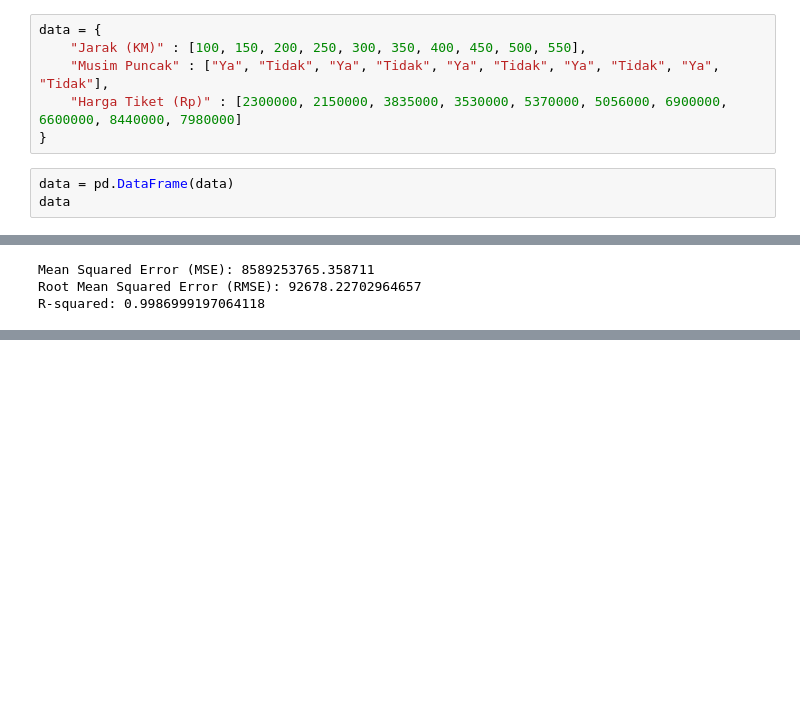
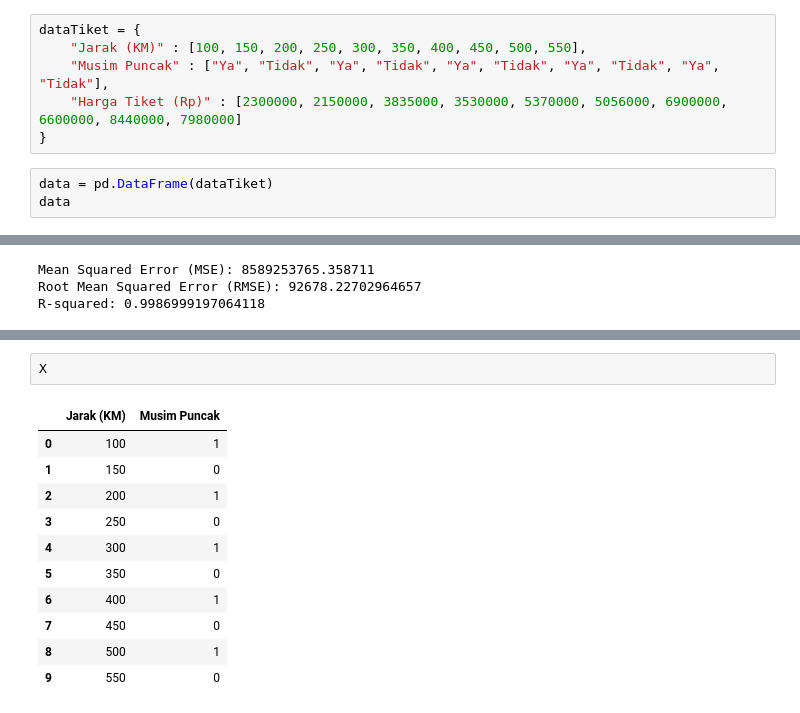
Before and after one commit to fauzul91/PKB-Praktikum, a Jupyter notebook: Pengantar Kecerdasan Buatan/tugasPKB3.ipynb, the cells around one changed output, grey strips where cells are left out. Saved outputs shown, nothing was run; the diff lists cells and outputs as text; blank space fills up the shorter version.

```diff
--- a/Pengantar Kecerdasan Buatan/tugasPKB3.ipynb
+++ b/Pengantar Kecerdasan Buatan/tugasPKB3.ipynb
@@ -10,13 +11,13 @@ from sklearn.metrics import mean_absolute_error, r2_score, mean_absolute_percent
 # %% [markdown]
 # Data Preprocessing
 # %%
-data = {
+dataTiket = {
     "Jarak (KM)" : [100, 150, 200, 250, 300, 350, 400, 450, 500, 550],
     "Musim Puncak" : ["Ya", "Tidak", "Ya", "Tidak", "Ya", "Tidak", "Ya", "Tidak", "Ya", "Tidak"],
     "Harga Tiket (Rp)" : [2300000, 2150000, 3835000, 3530000, 5370000, 5056000, 6900000, 6600000, 8440000, 7980000]
 }
 # %%
-data = pd.DataFrame(data)
+data = pd.DataFrame(dataTiket)
 data
 # %% [output]
 |  | Jarak (KM) | Musim Puncak | Harga Tiket (Rp) |
@@ -105,0 +140,14 @@ Accuracy score: 0.9986999197064118
+# %%
+X
+# %% [output]
+|  | Jarak (KM) | Musim Puncak |
+| 0 | 100 | 1 |
+| 1 | 150 | 0 |
+| 2 | 200 | 1 |
+| 3 | 250 | 0 |
+| 4 | 300 | 1 |
+| 5 | 350 | 0 |
+| 6 | 400 | 1 |
+| 7 | 450 | 0 |
+| 8 | 500 | 1 |
+| 9 | 550 | 0 |
```
Also changed, not shown: parts of 11 cells of this notebook.
